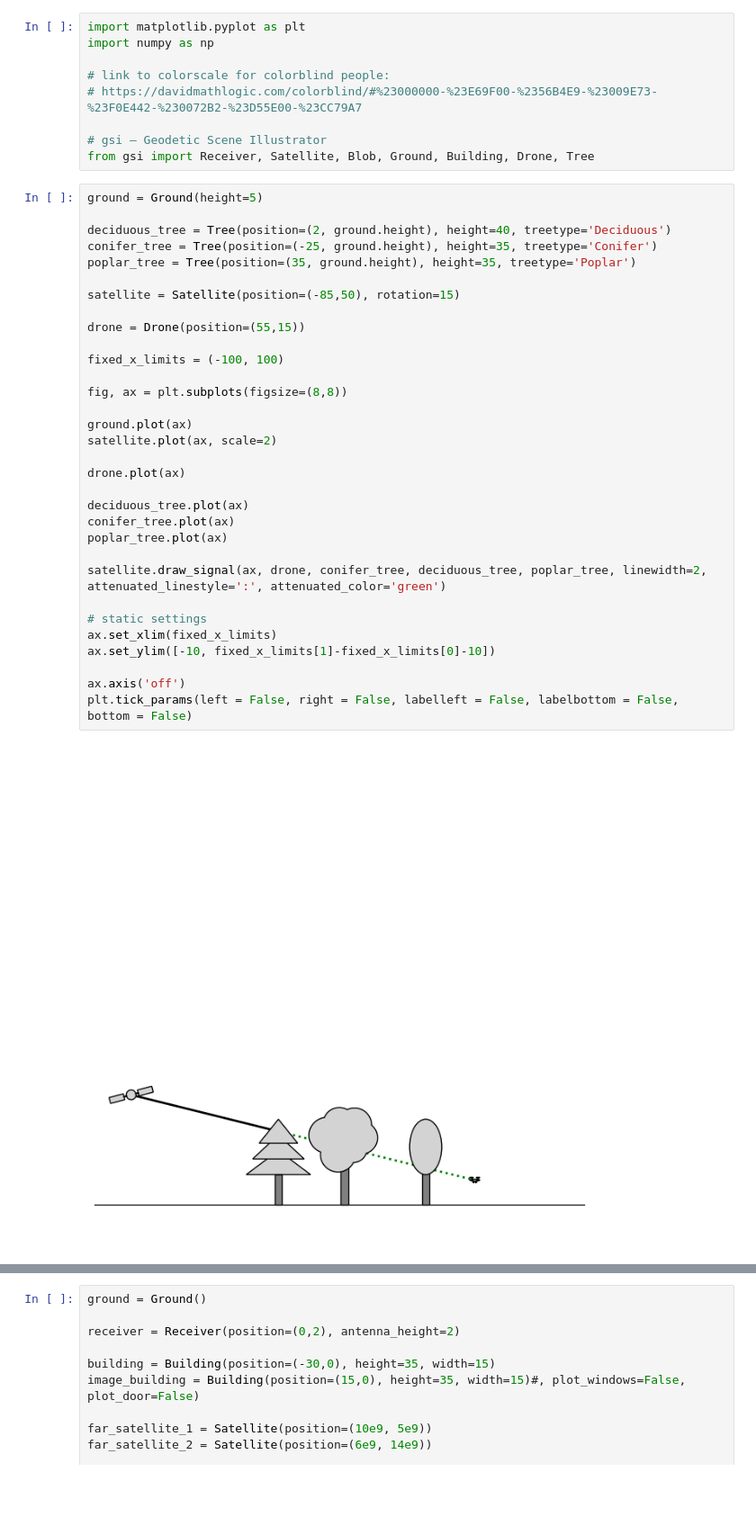
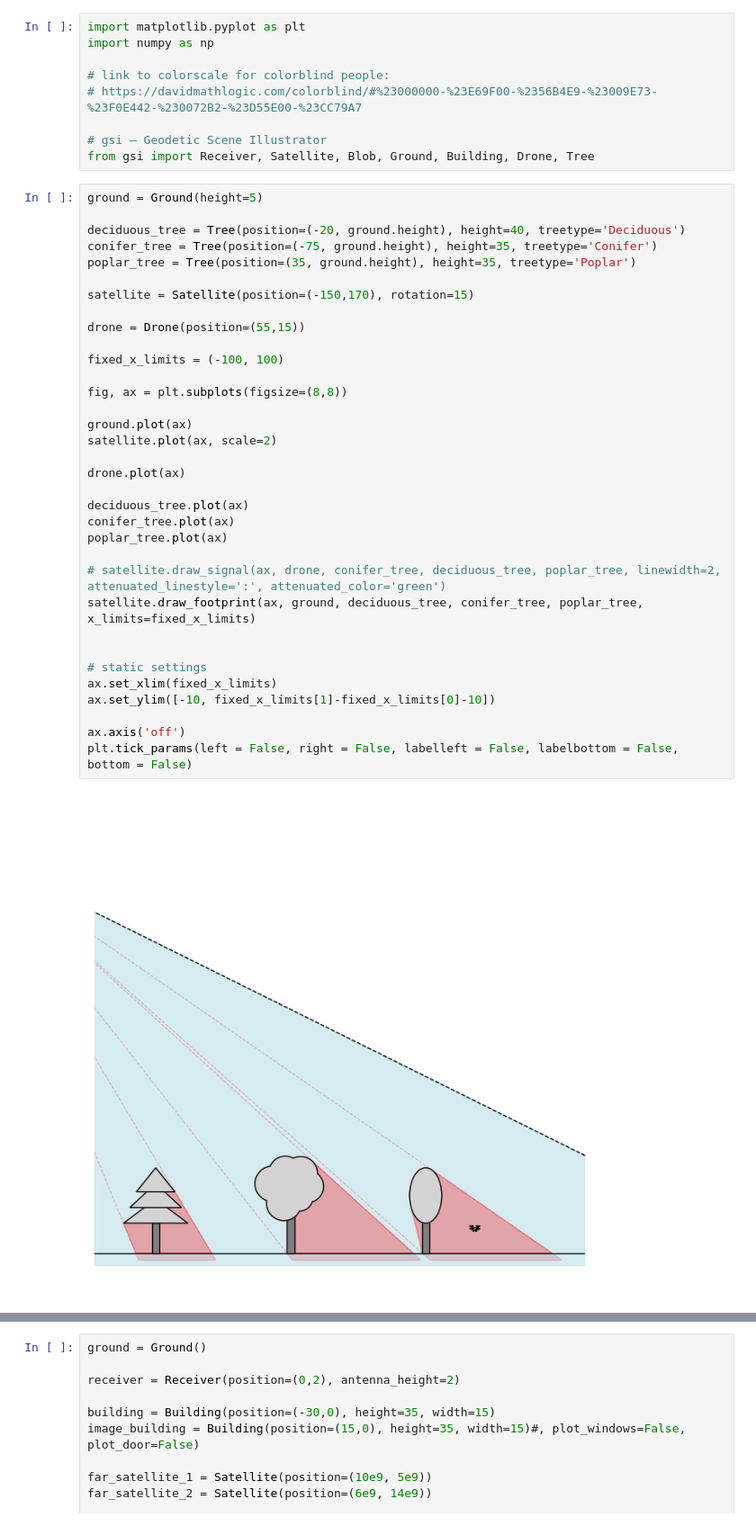
Before and after one commit to R0hero/gsi, a Jupyter notebook: example_scripts.ipynb, the cells around one changed output, grey strips where cells are left out. Shown at 90% size. Saved outputs shown, nothing was run; the diff lists cells and outputs as text; blank space fills up the shorter version.

Commit message:
feat: add illustration for footprints with trees

```diff
--- a/example_scripts.ipynb
+++ b/example_scripts.ipynb
@@ -32,34 +32,36 @@ from gsi import Receiver, Satellite, Blob, Ground, Building, Drone, Tree
 # %%
 ground = Ground(height=5)
 
-deciduous_tree = Tree(position=(2, ground.height), height=40, treetype='Deciduous')
-conifer_tree = Tree(position=(-25, ground.height), height=35, treetype='Conifer')
+deciduous_tree = Tree(position=(-20, ground.height), height=40, treetype='Deciduous')
+conifer_tree = Tree(position=(-75, ground.height), height=35, treetype='Conifer')
 poplar_tree = Tree(position=(35, ground.height), height=35, treetype='Poplar')
 
-satellite = Satellite(position=(-85,50), rotation=15)
+satellite = Satellite(position=(-150,170), rotation=15)
 
 drone = Drone(position=(55,15))
 
 fixed_x_limits = (-100, 100)
 
 fig, ax = plt.subplots(figsize=(8,8))
 
 ground.plot(ax)
 satellite.plot(ax, scale=2)
 
 drone.plot(ax)
 
 deciduous_tree.plot(ax)
 conifer_tree.plot(ax)
 poplar_tree.plot(ax)
 
-satellite.draw_signal(ax, drone, conifer_tree, deciduous_tree, poplar_tree, linewidth=2, attenuated_linestyle=':', attenuated_color='green')
+# satellite.draw_signal(ax, drone, conifer_tree, deciduous_tree, poplar_tree, linewidth=2, attenuated_linestyle=':', attenuated_color='green')
+satellite.draw_footprint(ax, ground, deciduous_tree, conifer_tree, poplar_tree, x_limits=fixed_x_limits)
+
 
 # static settings
 ax.set_xlim(fixed_x_limits)
 ax.set_ylim([-10, fixed_x_limits[1]-fixed_x_limits[0]-10])
 
 ax.axis('off')
 plt.tick_params(left = False, right = False, labelleft = False, labelbottom = False, bottom = False)
 # %% [output]
-[figure, old version]
+[figure, new version]
```
Also changed, not shown: parts of 1 cell of this notebook.
